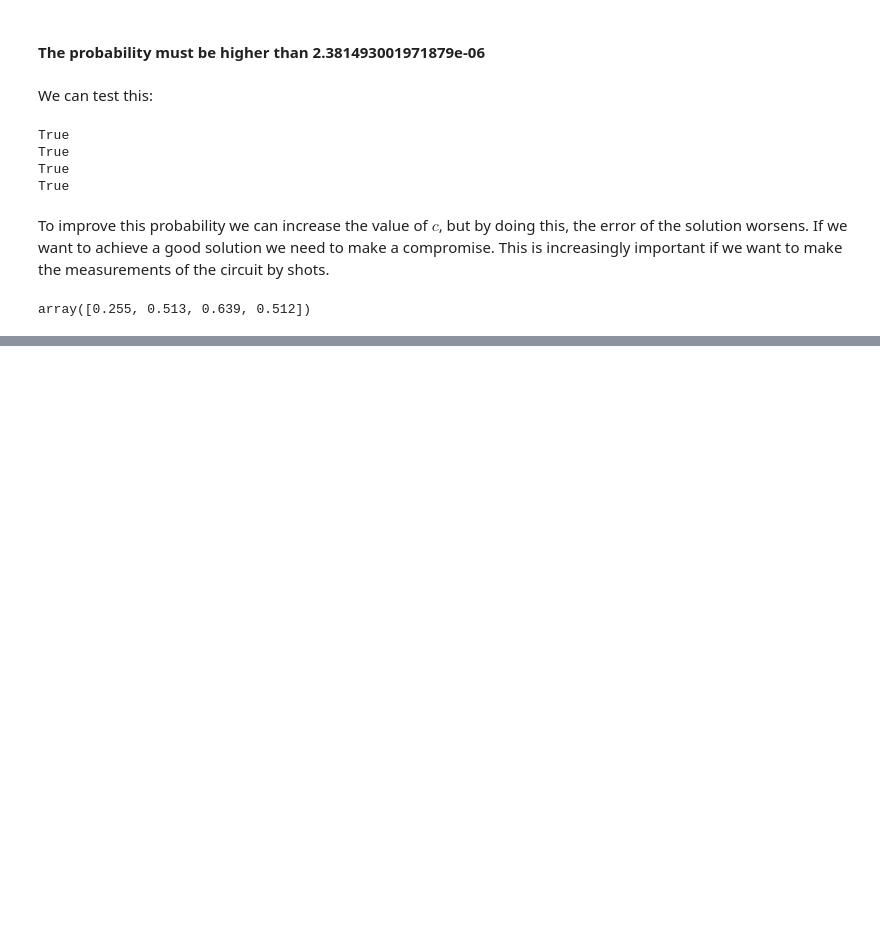
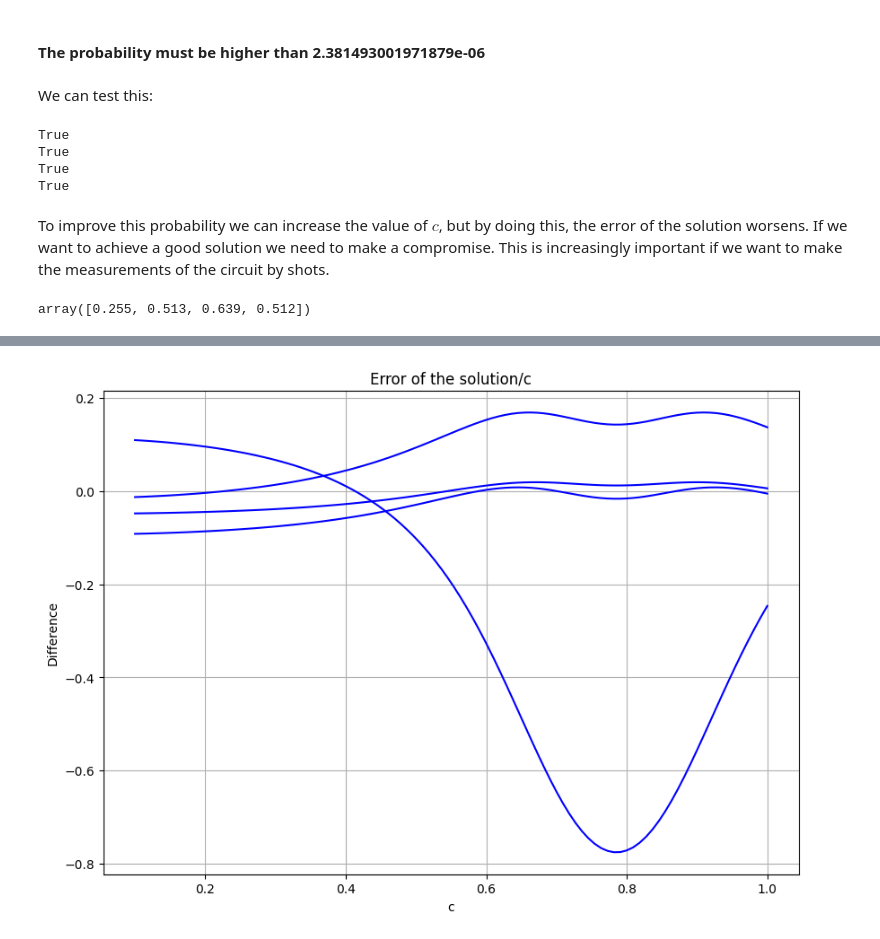
Before and after one commit to Nicofero/CITMAGA, a Jupyter notebook: b_side_approx.ipynb, the cells around one changed output, grey strips where cells are left out. Cells and saved outputs as stored; diff of their text form; code cells hidden in the pictures; blank space fills up the shorter version.

```diff
--- a/b_side_approx.ipynb
+++ b/b_side_approx.ipynb
@@ -697,0 +772,11 @@ array([0.255, 0.513, 0.639, 0.512])
+# %%
+plt.figure(figsize=(10, 7))
+
+plt.plot(arr, diff, linestyle='-', color='blue')
+plt.xlabel('c')
+plt.ylabel('Difference')
+plt.title('Error of the solution/c')
+plt.grid(True)
+plt.show()
+# %% [output]
+[figure, added]
```
Also changed, not shown: parts of 14 cells of this notebook, 2 other files.
